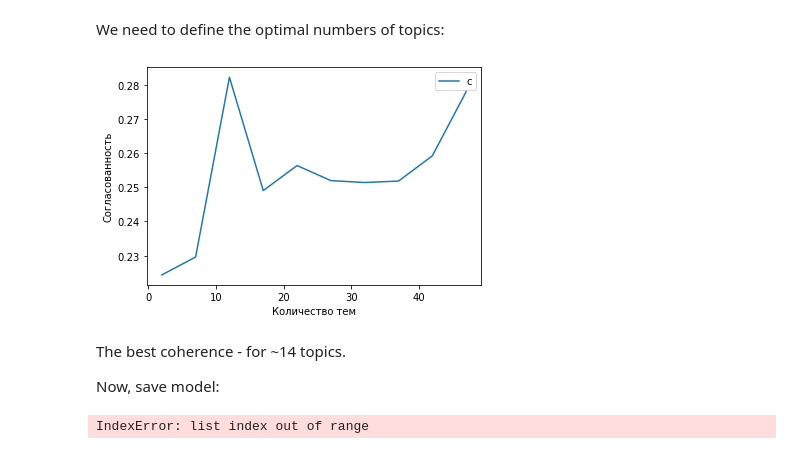
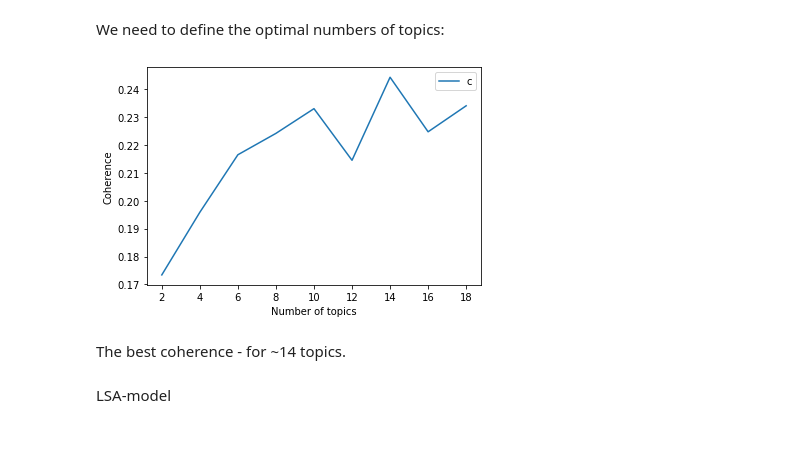
Before and after one commit to ptfrwrd/Lenta-ru-EDA-and-Topics, a Jupyter notebook: Practice/topic_modeling_and_ N-gramms_task.ipynb, the cells around one changed output. Cells and saved outputs as stored; diff of their text form; code cells hidden in the pictures.

```diff
--- a/Practice/topic_modeling_and_ N-gramms_task.ipynb
+++ b/Practice/topic_modeling_and_ N-gramms_task.ipynb
@@ -132,6 +132,6 @@ print('Количество документов: %d' % len(corpus))
 # %%
 from gensim.models.ldamulticore import LdaMulticore
 
-model = LdaMulticore(corpus=corpus,id2word = dictionary, num_topics = 10)
+model = LdaMulticore(corpus = corpus,id2word = dictionary, num_topics = 14)
 model.show_topics()
 # %% [output]
@@ -171,29 +180,18 @@ def calc_coherence_values(dictionary, corpus, texts, limit, start = 2, step = 2)
     return model_list, coherence_values
 
 
-model_list, coherence_values = calc_coherence_values(dictionary = dictionary, corpus=corpus, texts=text, start = 2, limit = 50, step = 2)
+model_list, coherence_values = calc_coherence_values(dictionary = dictionary, corpus=corpus, texts=text, start = 2, limit = 20, step = 2)
 # %%
-limit, start, step = 50, 2, 2
+limit, start, step = 20, 2, 2
 x = range(start, limit, step)
 plt.plot(x, coherence_values)
-plt.xlabel("Количество тем")
-plt.ylabel("Согласованность")
+plt.xlabel("Number of topics")
+plt.ylabel("Coherence")
 plt.legend(("coherence_values"), loc='best')
 plt.show()
 # %% [output]
-[figure, old version]
+[figure, new version]
 # %% [markdown]
 The best coherence - for ~14 topics.
-
-Now, save  model:
-# %%
-model_list[12].save('model/best_model.lda')
-
-from gensim import corpora
-
-corpora.Dictionary.save(dictionary, "model/dictionary.dict")
-corpora.BleiCorpus.save_corpus(fname="model/corpus.lda-c",corpus= corpus)
-bigram.save('./model/bigram.phs')
-trigram.save('./model/trigram.phs')
-# %% [output]
-IndexError: list index out of range
+# %% [markdown]
+LSA-model
```
Also changed, not shown: parts of 14 cells of this notebook.
